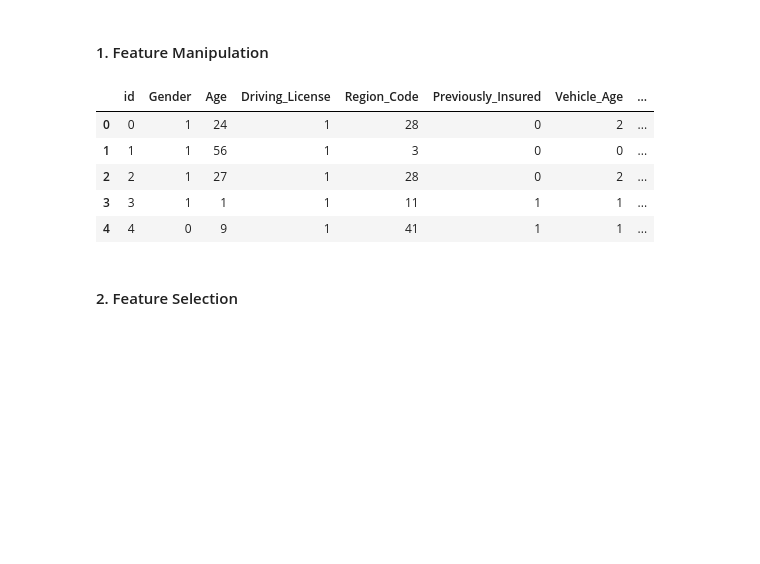
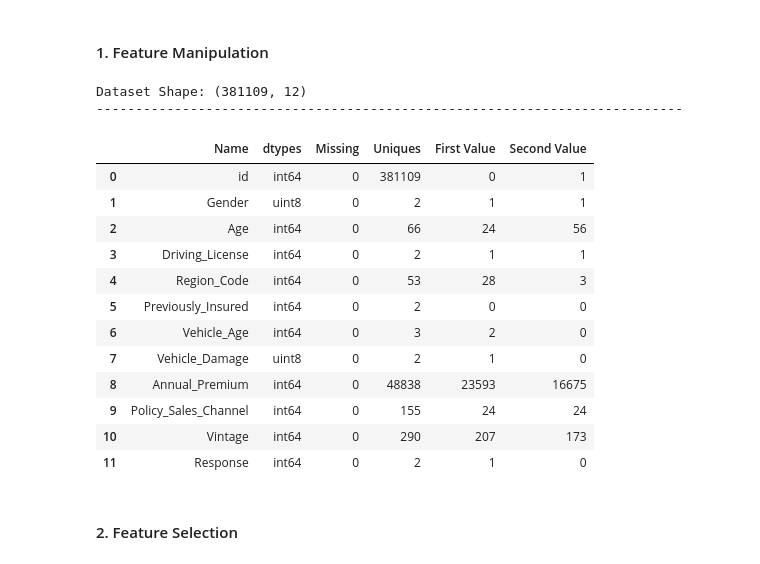
Before and after one commit to Kalpesh-Nandedkar/HEALTH-INSURANCE-CROSS-SELL-PREDICTION, a Jupyter notebook: HEALTH_INSURANCE_CROSS_SELL_PREDICTION.ipynb, the cells around one changed output. Cells and saved outputs as stored; diff of their text form; code cells hidden in the pictures; blank space fills up the shorter version.

```diff
--- a/HEALTH_INSURANCE_CROSS_SELL_PREDICTION.ipynb
+++ b/HEALTH_INSURANCE_CROSS_SELL_PREDICTION.ipynb
@@ -978,17 +981,41 @@ for col in categorical_features:
 ### 4. Feature Manipulation & Selection
 # %% [markdown]
 #### 1. Feature Manipulation
+# %%
+# creating a function to get df along with datatype , missing value no , unique values no , first value , second value
+
+def DataInfoAll(df):
+    print(f"Dataset Shape: {df.shape}")
+    print("-"*75)
+    summary = pd.DataFrame(df.dtypes,columns=['dtypes'])
+    summary = summary.reset_index()
+    summary['Name'] = summary['index']
+    summary = summary[['Name','dtypes']]
+    summary['Missing'] = df.isnull().sum().values
+    summary['Uniques'] = df.nunique().values
+    summary['First Value'] = df.iloc[0].values
+    summary['Second Value'] = df.iloc[1].values
+    return summary
 # %%
 # Manipulate Features to minimize feature correlation and create new features
-# Checking the first five observation of the dataset we have to deal with.
-df.head()
+# Checking all the observation of the dataset we have to deal with.
+DataInfoAll(df)
 # %% [output]
+Dataset Shape: (381109, 12)
+---------------------------------------------------------------------------
-|  | id | Gender | Age | Driving_License | Region_Code | Previously_Insured | Vehicle_Age | ... |
-| 0 | 0 | 1 | 24 | 1 | 28 | 0 | 2 | ... |
-| 1 | 1 | 1 | 56 | 1 | 3 | 0 | 0 | ... |
-| 2 | 2 | 1 | 27 | 1 | 28 | 0 | 2 | ... |
-| 3 | 3 | 1 | 1 | 1 | 11 | 1 | 1 | ... |
-| 4 | 4 | 0 | 9 | 1 | 41 | 1 | 1 | ... |
+|  | Name | dtypes | Missing | Uniques | First Value | Second Value |
+| 0 | id | int64 | 0 | 381109 | 0 | 1 |
+| 1 | Gender | uint8 | 0 | 2 | 1 | 1 |
+| 2 | Age | int64 | 0 | 66 | 24 | 56 |
+| 3 | Driving_License | int64 | 0 | 2 | 1 | 1 |
+| 4 | Region_Code | int64 | 0 | 53 | 28 | 3 |
+| 5 | Previously_Insured | int64 | 0 | 2 | 0 | 0 |
+| 6 | Vehicle_Age | int64 | 0 | 3 | 2 | 0 |
+| 7 | Vehicle_Damage | uint8 | 0 | 2 | 1 | 0 |
+| 8 | Annual_Premium | int64 | 0 | 48838 | 23593 | 16675 |
+| 9 | Policy_Sales_Channel | int64 | 0 | 155 | 24 | 24 |
+| 10 | Vintage | int64 | 0 | 290 | 207 | 173 |
+| 11 | Response | int64 | 0 | 2 | 1 | 0 |
 # %% [markdown]
 #### 2. Feature Selection
 # %%
```
Also changed, not shown: parts of 24 cells of this notebook.
